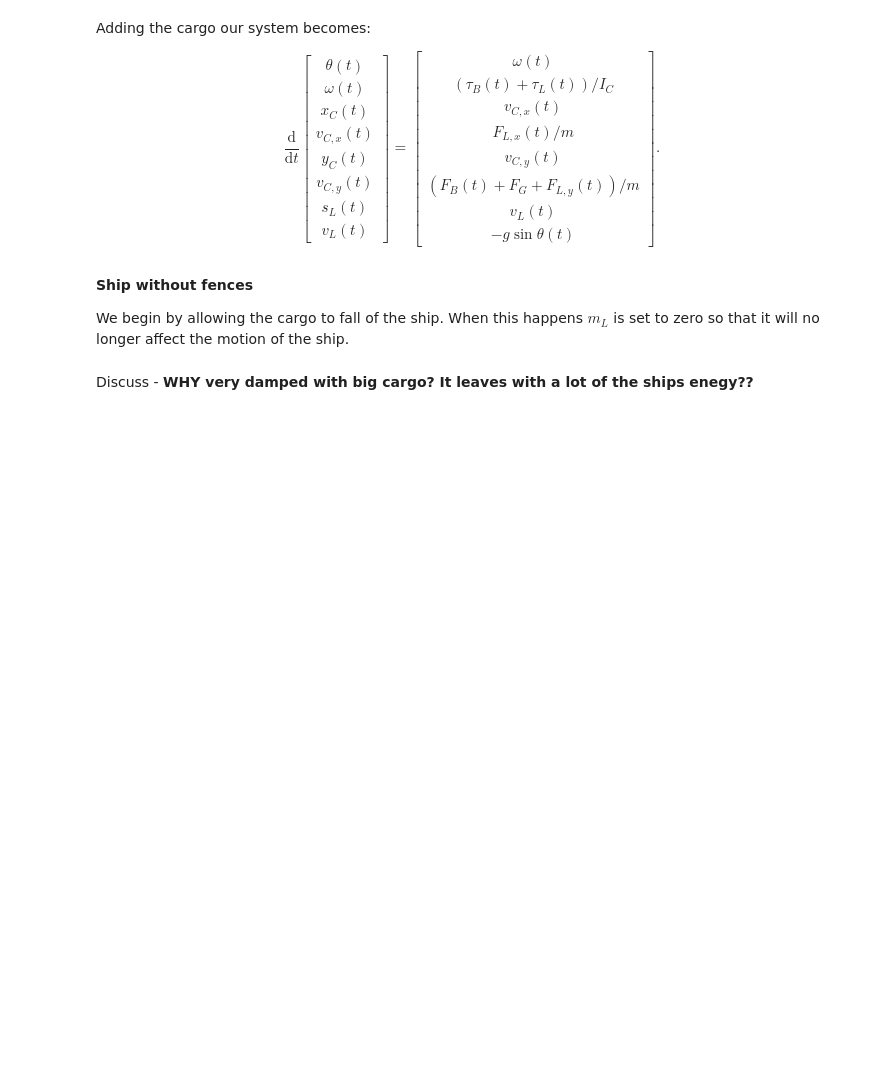
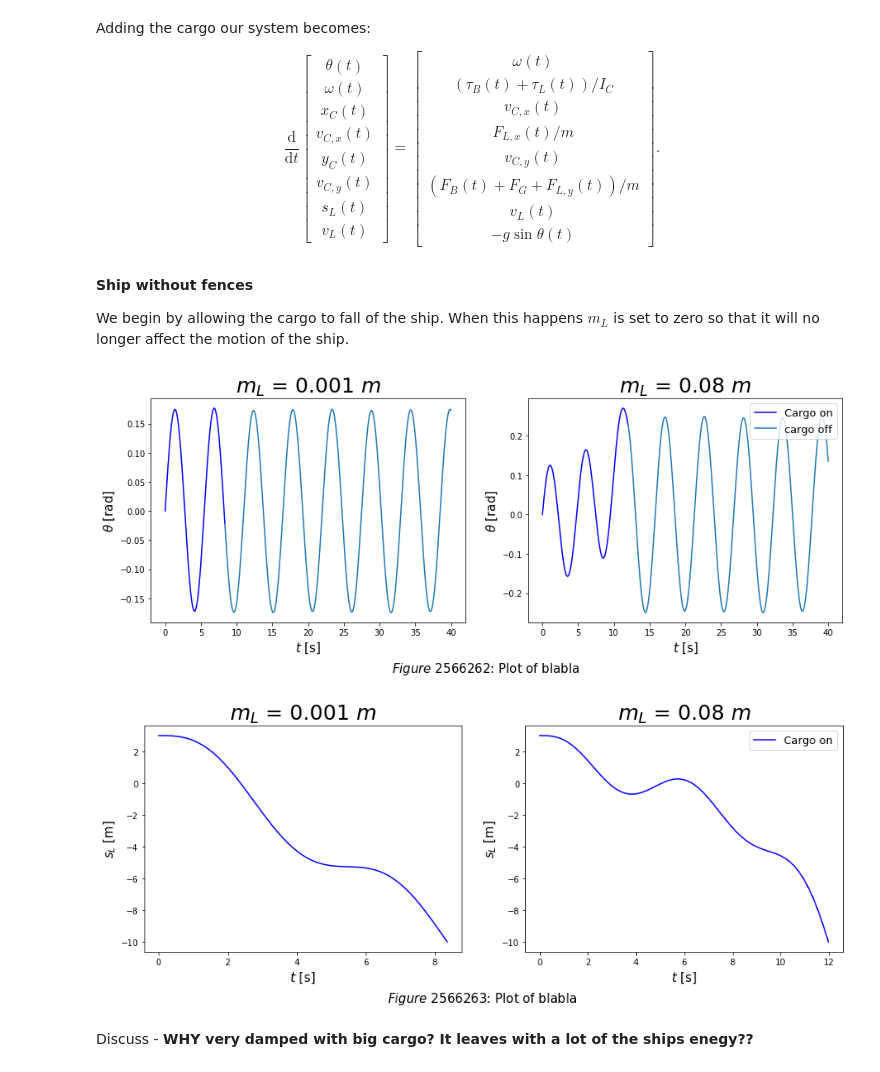
Before and after one commit to Trond01/TMA4320_prosjekt_2, a Jupyter notebook: prosjekt2.ipynb, the cells around one changed output. Saved outputs shown, nothing was run; the diff lists cells and outputs as text; code cells hidden in the pictures; blank space fills up the shorter version.

```diff
--- a/prosjekt2.ipynb
+++ b/prosjekt2.ipynb
@@ -64,7 +57,7 @@ from tqdm.notebook import tqdm
 **Newtons method**
 # %%
 # 1a
-def newton(f, df, x0, tol=1.e-10, max_iter=30, variable = "x"):
+def newton(f, df, x0, tol=1.e-10, max_iter=30, variable = "x", table = True):
     """
     brief: Solves the equation f(x)=0 with Newtons method
     :param f: the function f(x)
@@ -75,7 +68,8 @@ def newton(f, df, x0, tol=1.e-10, max_iter=30, variable = "x"):
     """
     x = x0
     for k in range(max_iter):
-        print(f"k ={k:3d}, {variable} = {x:18.15f}, f(x) = {f(x):10.3e}")
+        if table:
+            print(f"k ={k:3d}, {variable} = {x:18.15f}, f({variable}) = {f(x):10.3e}")
         fx = f(x)
         if norm(fx) < tol: # Accept solution
             break
@@ -926,9 +918,23 @@ y is deep when angle big. Big response ... Faster return... also lower amplitude
 
 **VI KAN JO FORKLARE BETINGELSENE FOR LIKEVEKT OG HVA DE ULIKE STØRRELSENE BLIR I LIKEVEKT, OG FORKLARE HVORFOR VI BRUKER DE GAMLE I MODELLEN**
 # %%
-# def equilibrium_with_cargo(m_L):
+def equilibrium_with_cargo(m_L, b0):
+    def f(b):
+        return b - np.sin(b) - np.pi*sigma/sigma_0 - 2*m_L/(sigma_0*R**2)
+    def df(b):
+        return 1-np.cos(b)
 
+    beta_cargo = newton(f, df, b0, variable = "\u03B2", table = False)[0]
 
+    yM0_cargo = find_yM(beta_cargo)
+    yC0_cargo = yM0_cargo - h_CM
 
+    return beta_cargo, yC0_cargo
 
-#     return beta_cargo,
+beta_0001m, yC0_0001m = equilibrium_with_cargo(0.001*m, 2)
+
+beta_008m, yC0_008m = equilibrium_with_cargo(0.08*m, 2)
+
+print(yC0_0001m)
+print(yC0_008m)
+print(yC0)
@@ -1008,39 +1021,42 @@ def find_cargo_offboard(s_L):
             return i
     return -1
 
-t0    = 0
-t_end = 40
+t0, t_end = 0, 40
 h = 0.01
-w0 = [0, 0.2, 0, 0, 0, 0, 3, 0]
+w0 = [0, 0.2, 0, 0, yC0, 0, 3, 0]
 
-times  = []
-thetas = []
-s_Ls   = []
+times, thetas, s_Ls = [], [], []
 
 m_L_factor_list = [0.001, 0.08]
+initial_yC      = [yC0_0001m, yC0_008m]
 for i in range(len(m_L_factor_list)):
     m_L = m_L_factor_list[i] * m
+    w0[4] = initial_yC[i] # start at equilibrium height
+
     t_vals, w_vals = ode_solver(f_cargo_without_fence, t0, t_end, w0, h, method=RK4_method)
     cargo_offboard = find_cargo_offboard(w_vals[6])
 
     times.append([t_vals[0:cargo_offboard], t_vals[cargo_offboard::]])
     thetas.append([w_vals[0][0:cargo_offboard], w_vals[0][cargo_offboard::]])
     s_Ls.append([w_vals[6][0:cargo_offboard]])
 
 #     animate_boat(t_vals, w_vals[0], w_vals[2], w_vals[4], w_vals[6],
 #     title = r"$m_L=$ " + f"{m_L_factor_list[i]} $m$", gif_name = f"no_fence_mL={m_L_factor_list[i]}m")
 
 plot_function_dual(times, thetas, [['b', 'tab:blue'], ['b', 'tab:blue']], titles =
                    [f"$m_L$ = {m_L_factor_list[0]} $m$", f"$m_L$ = {m_L_factor_list[1]} $m$"""],
                    labels = [False, ["Cargo on", "cargo off"]],
                    fig_text = "Plot of blabla",
                    loc = ["upper right", "upper right"], title_size=25)
 
 plot_function_dual([[times[0][0]], [times[1][0]]], s_Ls, [['b', 'tab:blue'], ['b', 'tab:blue']],
                    [f"$m_L$ = {m_L_factor_list[0]} $m$", f"$m_L$ = {m_L_factor_list[1]} $m$"""],
                    labels = [False, ["Cargo on", "cargo off"]], ylabels = [f"$s_L$ [m]", f"$s_L$ [m]"],
                    fig_text = "Plot of blabla",
                    loc = ["upper right", "upper right"], title_size=25)
+# %% [output]
+[figure, added]
+[figure, added]
 # %% [markdown]
 Discuss - **WHY very damped with big cargo? It leaves with a lot of the ships enegy??**
 # %% [markdown]
```
Also changed, not shown: parts of 19 cells of this notebook, 10 other files.
